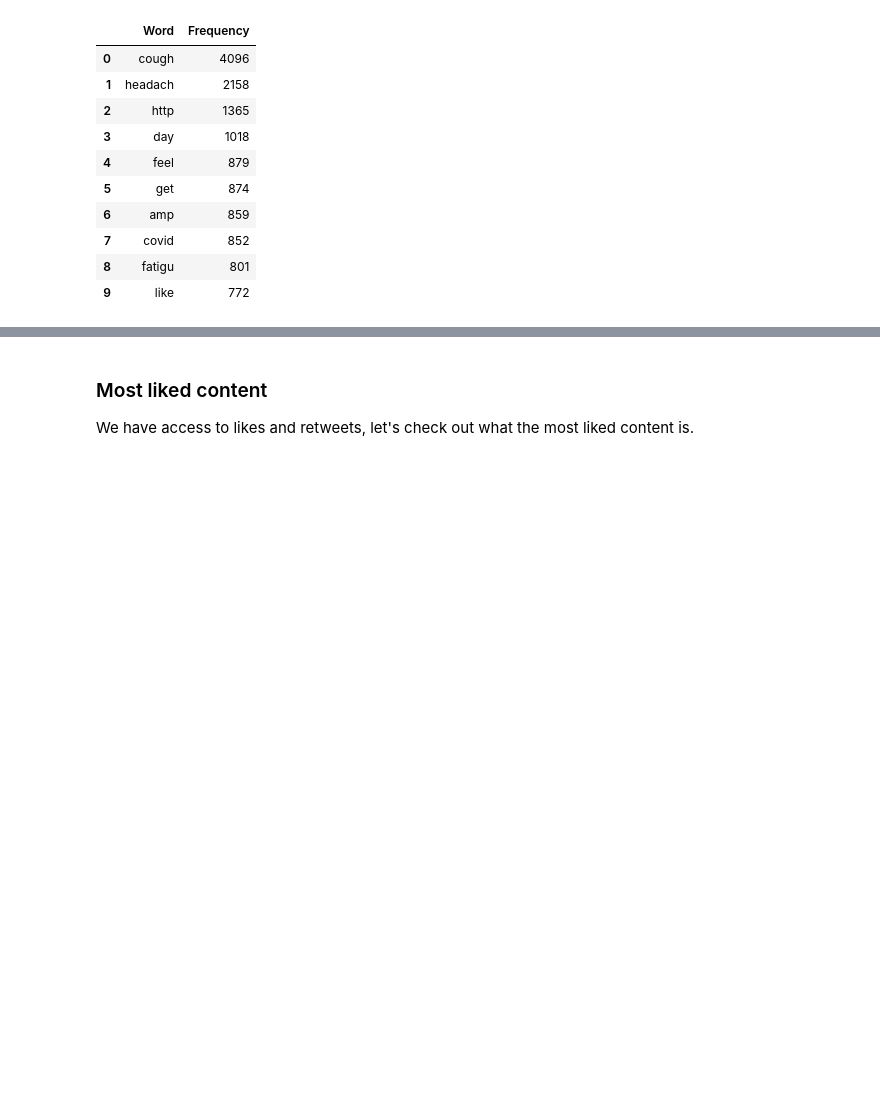
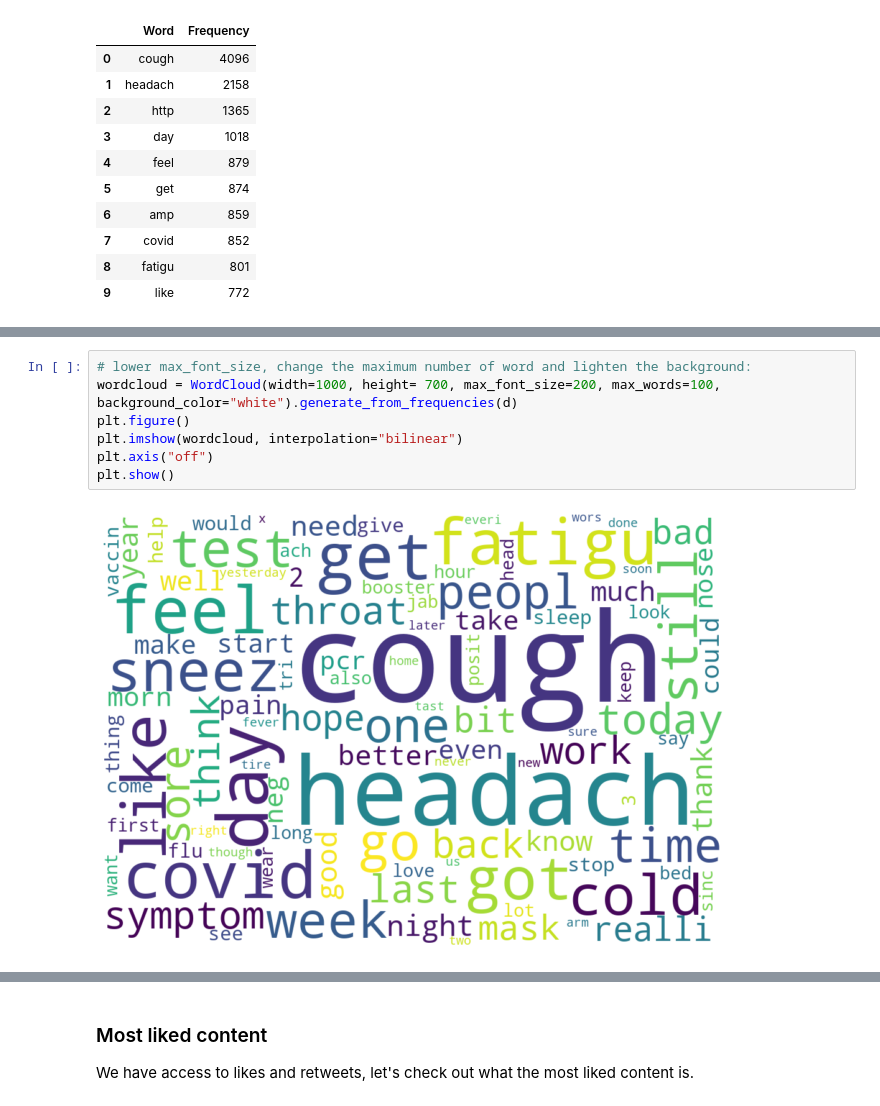
Before and after one commit to UKDataServiceOpen/working-with-twitter-data, a Jupyter notebook: HealthDemo/HealthTidyDemo.ipynb, the cells around one changed output, grey strips where cells are left out. Cells and saved outputs as stored; diff of their text form; blank space fills up the shorter version.

```diff
--- a/HealthDemo/HealthTidyDemo.ipynb
+++ b/HealthDemo/HealthTidyDemo.ipynb
@@ -568,0 +522,9 @@ These are all much larger project ideas, we don't even have a level of condience
+# %%
+# lower max_font_size, change the maximum number of word and lighten the background:
+wordcloud = WordCloud(width=1000, height= 700, max_font_size=200, max_words=100, background_color="white").generate_from_frequencies(d)
+plt.figure()
+plt.imshow(wordcloud, interpolation="bilinear")
+plt.axis("off")
+plt.show()
+# %% [output]
+[figure, added]
```
Also changed, not shown: parts of 59 cells of this notebook, 3 other files.
